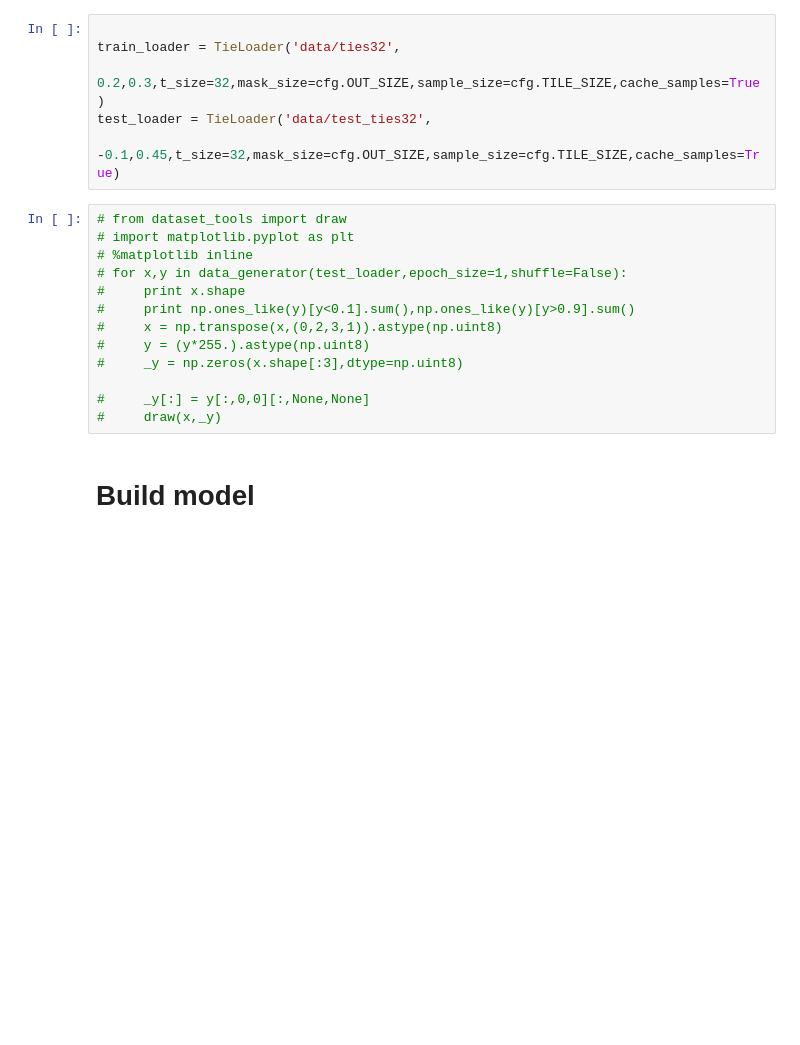
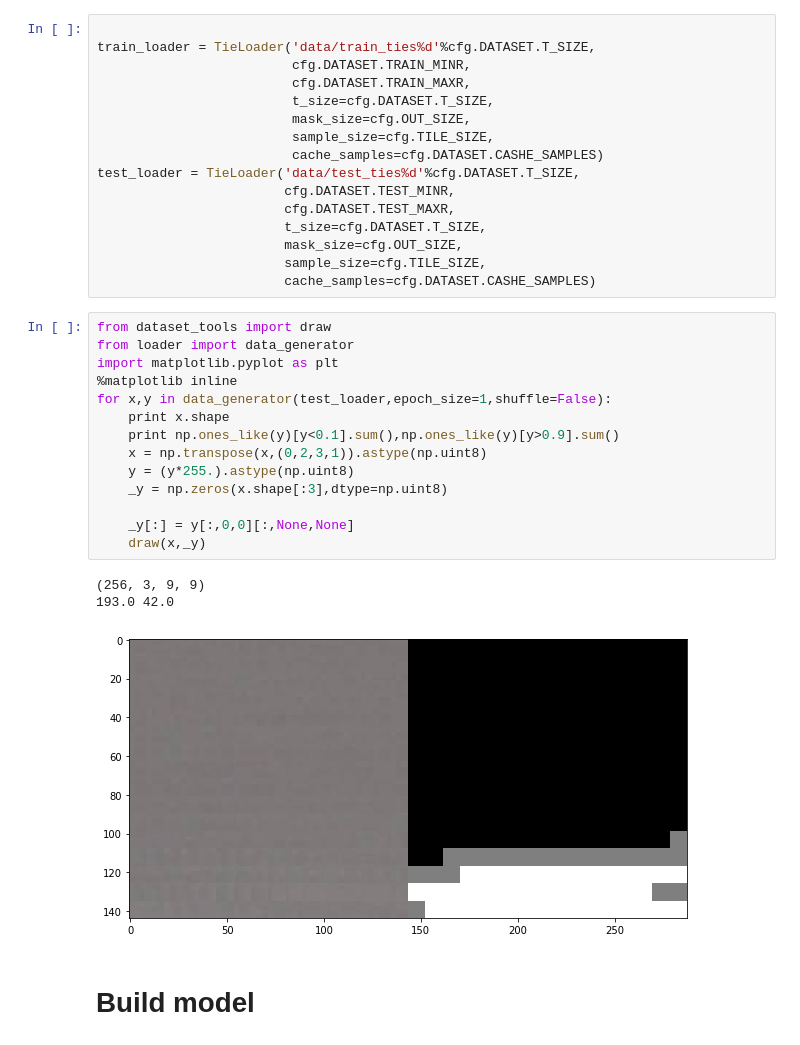
Before and after one commit to nvvaulin/gmm_segmentation, a Jupyter notebook: GMM_SEG.ipynb, the cells around one changed output. Drawn from its saved outputs; the diff is of its cells as text; blank space fills up the shorter version.

Commit message:
rewrite tests

```diff
--- a/GMM_SEG.ipynb
+++ b/GMM_SEG.ipynb
@@ -25,22 +33,37 @@ cfg.NAME = 'unet_true_grad%i'%(cfg.ndim)#'conv_net_no_bn_ndim12010'#
 # %%
 
-train_loader = TieLoader('data/ties32',
-                         0.2,0.3,t_size=32,mask_size=cfg.OUT_SIZE,sample_size=cfg.TILE_SIZE,cache_samples=True)
-test_loader = TieLoader('data/test_ties32',
-                        -0.1,0.45,t_size=32,mask_size=cfg.OUT_SIZE,sample_size=cfg.TILE_SIZE,cache_samples=True)
+train_loader = TieLoader('data/train_ties%d'%cfg.DATASET.T_SIZE,
+                         cfg.DATASET.TRAIN_MINR,
+                         cfg.DATASET.TRAIN_MAXR,
+                         t_size=cfg.DATASET.T_SIZE,
+                         mask_size=cfg.OUT_SIZE,
+                         sample_size=cfg.TILE_SIZE,
+                         cache_samples=cfg.DATASET.CASHE_SAMPLES)
+test_loader = TieLoader('data/test_ties%d'%cfg.DATASET.T_SIZE,
+                        cfg.DATASET.TEST_MINR,
+                        cfg.DATASET.TEST_MAXR,
+                        t_size=cfg.DATASET.T_SIZE,
+                        mask_size=cfg.OUT_SIZE,
+                        sample_size=cfg.TILE_SIZE,
+                        cache_samples=cfg.DATASET.CASHE_SAMPLES)
 # %%
-# from dataset_tools import draw
-# import matplotlib.pyplot as plt
-# %matplotlib inline
-# for x,y in data_generator(test_loader,epoch_size=1,shuffle=False):
-#     print x.shape
-#     print np.ones_like(y)[y<0.1].sum(),np.ones_like(y)[y>0.9].sum()
-#     x = np.transpose(x,(0,2,3,1)).astype(np.uint8)
-#     y = (y*255.).astype(np.uint8)
-#     _y = np.zeros(x.shape[:3],dtype=np.uint8)
+from dataset_tools import draw
+from loader import data_generator
+import matplotlib.pyplot as plt
+%matplotlib inline
+for x,y in data_generator(test_loader,epoch_size=1,shuffle=False):
+    print x.shape
+    print np.ones_like(y)[y<0.1].sum(),np.ones_like(y)[y>0.9].sum()
+    x = np.transpose(x,(0,2,3,1)).astype(np.uint8)
+    y = (y*255.).astype(np.uint8)
+    _y = np.zeros(x.shape[:3],dtype=np.uint8)
 
-#     _y[:] = y[:,0,0][:,None,None]
-#     draw(x,_y)
+    _y[:] = y[:,0,0][:,None,None]
+    draw(x,_y)
+# %% [output]
+(256, 3, 9, 9)
+193.0 42.0
+[figure, added]
 # %% [markdown]
 # Build model
 # %%
```
Also changed, not shown: parts of 12 cells of this notebook, 9 other files.
